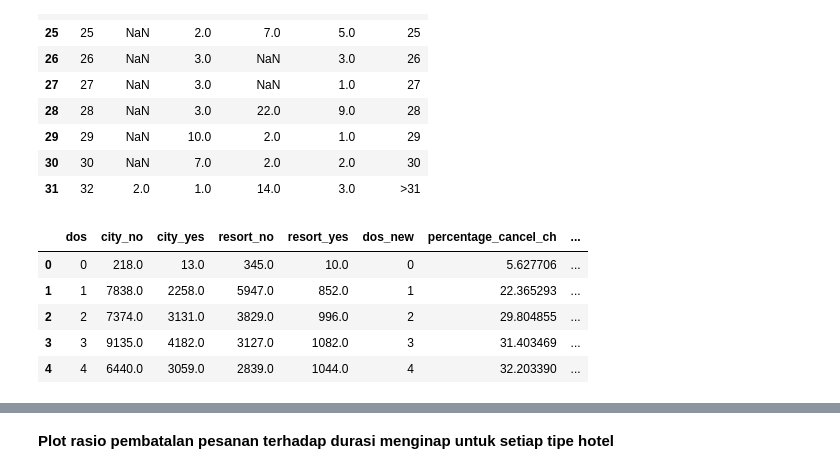
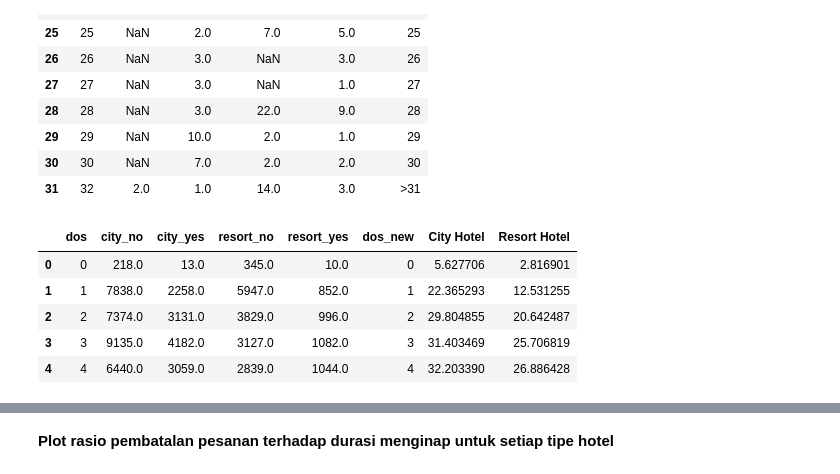
Before and after one commit to friskays/Investigate-Hotel-Business-using-Data-Visualization, a Jupyter notebook: Investigate_Hotel_Business_using_Data_Visualization.ipynb, the cells around one changed output, grey strips where cells are left out. Saved outputs shown, nothing was run; the diff lists cells and outputs as text; code cells hidden in the pictures.

```diff
--- a/Investigate_Hotel_Business_using_Data_Visualization.ipynb
+++ b/Investigate_Hotel_Business_using_Data_Visualization.ipynb
@@ -540,14 +540,14 @@ df_pivot.tail(10)
 # %%
 df_pivot['city_no'].fillna(value = 0, inplace = True)
 df_pivot['resort_no'].fillna(value = 0, inplace = True)
 df_pivot['resort_yes'].fillna(value = 0, inplace = True)
-df_pivot['percentage_cancel_ch'] = df_pivot['city_yes']/(df_pivot['city_no']+df_pivot['city_yes'])*100
-df_pivot['percentage_cancel_rh'] = df_pivot['resort_yes']/(df_pivot['resort_no']+df_pivot['resort_yes'])*100
+df_pivot['City Hotel'] = df_pivot['city_yes']/(df_pivot['city_no']+df_pivot['city_yes'])*100 #Percentage cancel city hotel
+df_pivot['Resort Hotel'] = df_pivot['resort_yes']/(df_pivot['resort_no']+df_pivot['resort_yes'])*100 #Percentage cancel resort hotel
 df_pivot.head()
 # %% [output]
-|  | dos | city_no | city_yes | resort_no | resort_yes | dos_new | percentage_cancel_ch | ... |
-| 0 | 0 | 218.0 | 13.0 | 345.0 | 10.0 | 0 | 5.627706 | ... |
-| 1 | 1 | 7838.0 | 2258.0 | 5947.0 | 852.0 | 1 | 22.365293 | ... |
-| 2 | 2 | 7374.0 | 3131.0 | 3829.0 | 996.0 | 2 | 29.804855 | ... |
-| 3 | 3 | 9135.0 | 4182.0 | 3127.0 | 1082.0 | 3 | 31.403469 | ... |
-| 4 | 4 | 6440.0 | 3059.0 | 2839.0 | 1044.0 | 4 | 32.203390 | ... |
+|  | dos | city_no | city_yes | resort_no | resort_yes | dos_new | City Hotel | Resort Hotel |
+| 0 | 0 | 218.0 | 13.0 | 345.0 | 10.0 | 0 | 5.627706 | 2.816901 |
+| 1 | 1 | 7838.0 | 2258.0 | 5947.0 | 852.0 | 1 | 22.365293 | 12.531255 |
+| 2 | 2 | 7374.0 | 3131.0 | 3829.0 | 996.0 | 2 | 29.804855 | 20.642487 |
+| 3 | 3 | 9135.0 | 4182.0 | 3127.0 | 1082.0 | 3 | 31.403469 | 25.706819 |
+| 4 | 4 | 6440.0 | 3059.0 | 2839.0 | 1044.0 | 4 | 32.203390 | 26.886428 |
```
Also changed, not shown: parts of 19 cells of this notebook.
